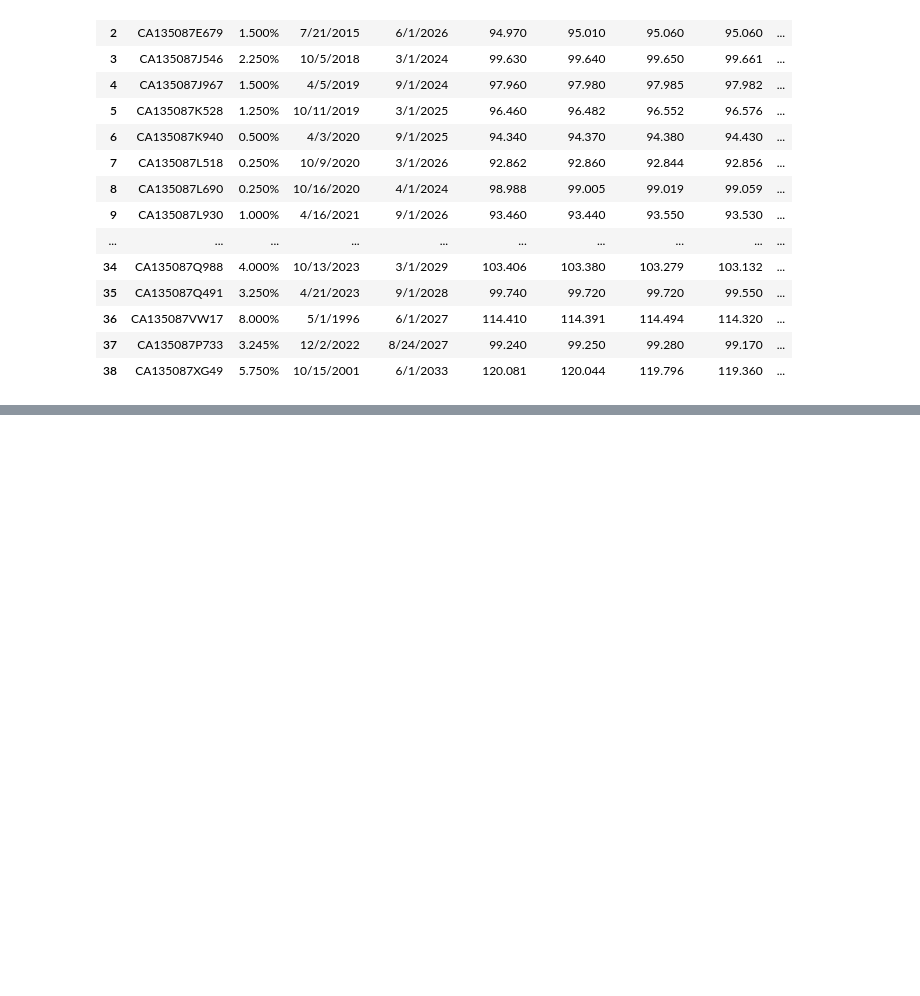
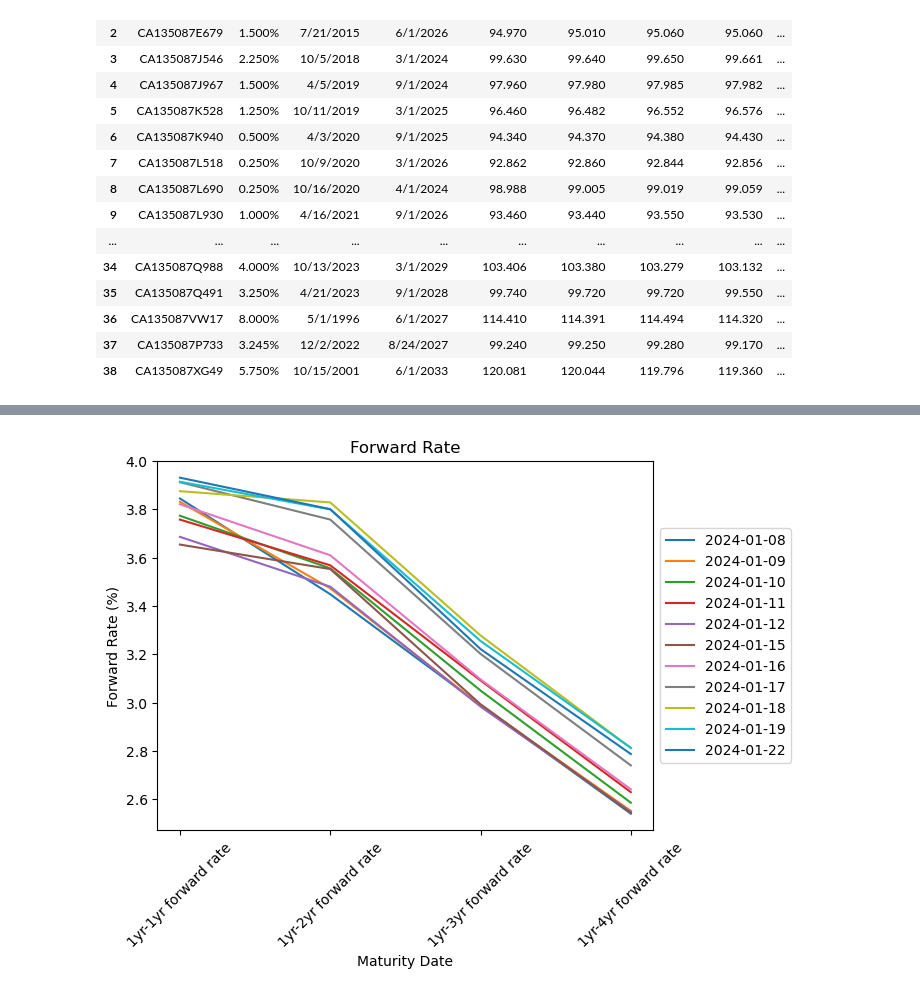
Before and after one commit to HZjl829/Yield-Curve-Project, a Jupyter notebook: code.ipynb, the cells around one changed output, grey strips where cells are left out. Saved outputs shown, nothing was run; the diff lists cells and outputs as text; code cells hidden in the pictures; blank space fills up the shorter version.

```diff
--- a/code.ipynb
+++ b/code.ipynb
@@ -131,0 +278,30 @@ ytm_dict
+# %%
+def forward_rate(spot_rate):
+    """
+    spot_rate: a list of spot rates
+    """
+    forward_rate = []
+    spot_rate1 = spot_rate[0]
+    forward_rate.append(spot_rate1)
+    i = 1
+    while i < len(spot_rate):
+        forward_rate.append((spot_rate[i] * (i+1) - spot_rate1) / i)
+        i += 1
+    return forward_rate
+# %%
+## from spot_rate_dict
+forward_rate_dict = {}
+
+for col in price_columns:
+    forward_rate_dict[col] = []
+
+for col in price_columns:
+    spot_rates = []
+    for i in range(len(spot_rate_dict[col][1]))[1:8:2]: # getting the march ones
+
+        spot_rate = spot_rate_dict[col][1][i]
+
+        spot_rates.append(spot_rate)
+
+    forward_rate_dict[col]=(forward_rate(spot_rates))
+forward_rate_dict
@@ -131,0 +326,11 @@ ytm_dict
+# %%
+dates = ['1yr-1yr forward rate', '1yr-2yr forward rate', '1yr-3yr forward rate', '1yr-4yr forward rate']
+for key in forward_rate_dict:
+    plt.plot(dates, np.array(forward_rate_dict[key])*100 , label=key)
+    plt.xlabel('Maturity Date')
+    plt.ylabel('Forward Rate (%)')
+    plt.title('Forward Rate')
+    plt.xticks(rotation=45)
+    plt.legend(loc='center left', bbox_to_anchor=(1, 0.5))
+# %% [output]
+[figure, added]
```
Also changed, not shown: parts of 13 cells of this notebook.
